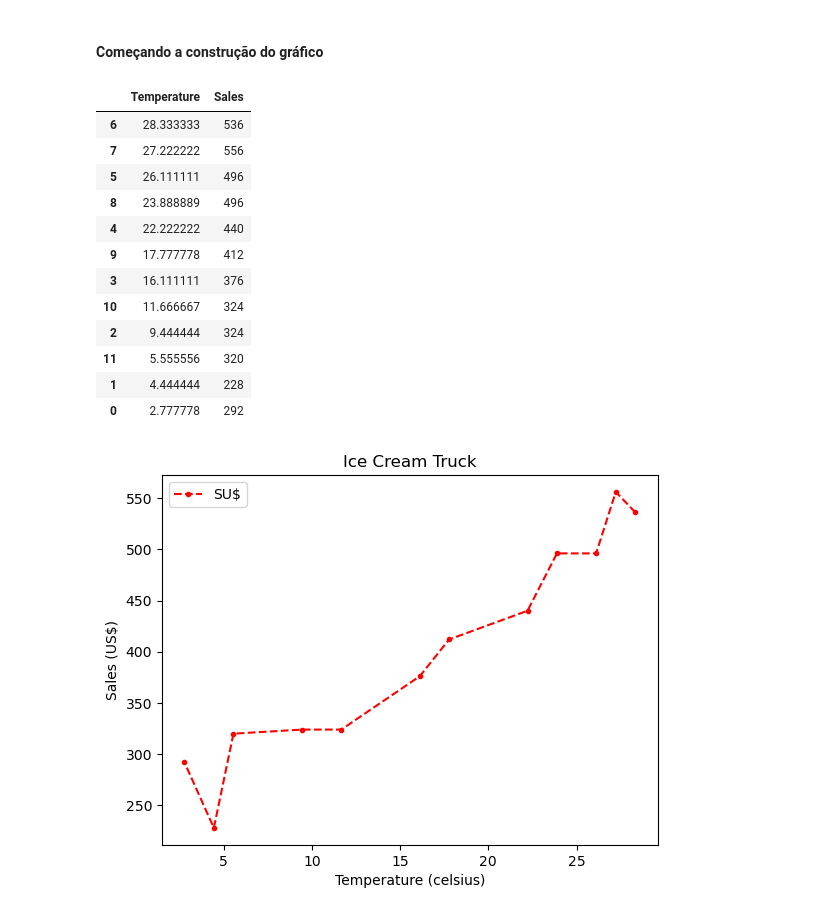
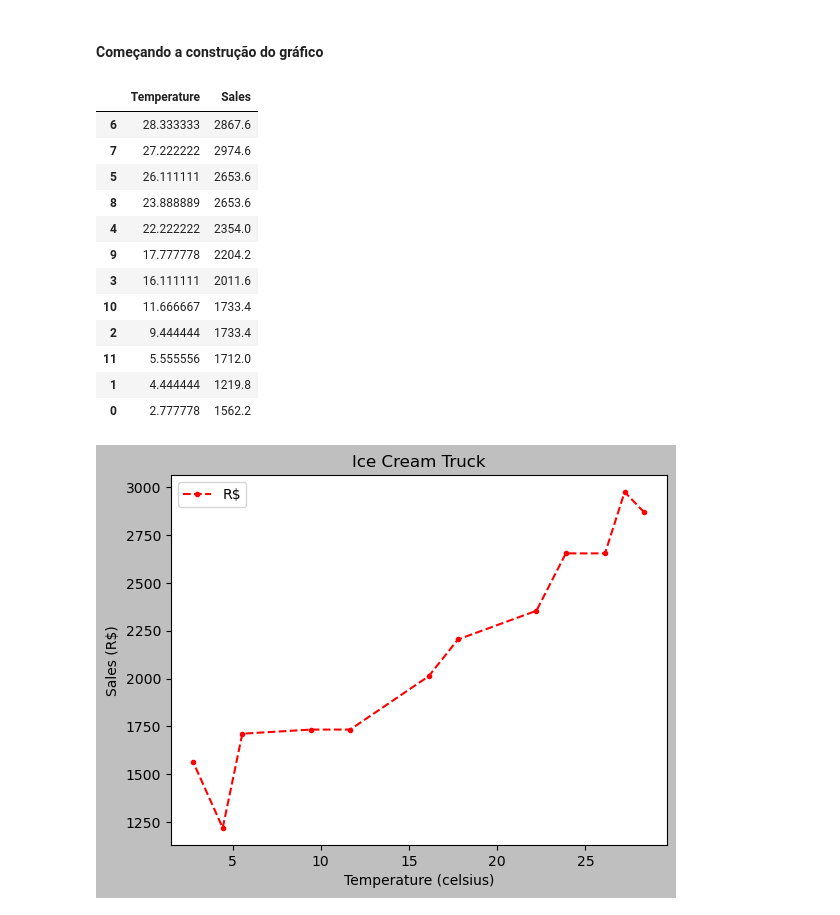
Before and after one commit to Julio-Developer/Heat_x_Ice_Cream_Sale, a Jupyter notebook: Analise de venda de sorvetes.ipynb, the cells around one changed output. Saved outputs shown, nothing was run; the diff lists cells and outputs as text; code cells hidden in the pictures.

Commit message:
Convert dolar and temperature for pattern brazilian versin final

```diff
--- a/Analise de venda de sorvetes.ipynb
+++ b/Analise de venda de sorvetes.ipynb
@@ -81,7 +81,7 @@ dtype: int64
 # Convertendo fahrenheit para celsius
 
 convert_temperature = (df['Temperature'] - 32) * 5/9
-df['Temperature'] = convert
+df['Temperature'] = convert_temperature
 df
 # %% [output]
 |  | Temperature | Sales |
@@ -126,41 +126,45 @@ order = df.sort_values('Temperature', ascending=False)
 order
 # %% [output]
 |  | Temperature | Sales |
-| 6 | 28.333333 | 536 |
-| 7 | 27.222222 | 556 |
-| 5 | 26.111111 | 496 |
-| 8 | 23.888889 | 496 |
-| 4 | 22.222222 | 440 |
-| 9 | 17.777778 | 412 |
-| 3 | 16.111111 | 376 |
-| 10 | 11.666667 | 324 |
-| 2 | 9.444444 | 324 |
-| 11 | 5.555556 | 320 |
-| 1 | 4.444444 | 228 |
-| 0 | 2.777778 | 292 |
+| 6 | 28.333333 | 2867.6 |
+| 7 | 27.222222 | 2974.6 |
+| 5 | 26.111111 | 2653.6 |
+| 8 | 23.888889 | 2653.6 |
+| 4 | 22.222222 | 2354.0 |
+| 9 | 17.777778 | 2204.2 |
+| 3 | 16.111111 | 2011.6 |
+| 10 | 11.666667 | 1733.4 |
+| 2 | 9.444444 | 1733.4 |
+| 11 | 5.555556 | 1712.0 |
+| 1 | 4.444444 | 1219.8 |
+| 0 | 2.777778 | 1562.2 |
 # %%
 # Construindo o gráfico solicitado
+
+# Definindo um style
+
+plt.style.use('grayscale')
 
 # Definindo o titulo
 plt.title('Ice Cream Truck')
 
 # Construindo o grafico e colocando estilo
 plt.plot(order['Temperature'],
          order['Sales'],
          color = 'red',
          marker = '.',
          linestyle = '--',
-         label = 'SU$')
+         label = 'R$')
 
 # Definindo o nome dos eixos
 plt.xlabel('Temperature (celsius)')
-plt.ylabel('Sales (US$)')
+plt.ylabel('Sales (R$)')
 plt.legend()
 
 #Salvando o arquivo em um png
 plt.savefig('grafico sorvetes.png')
 
 # Mostrando todos os graficos
 plt.show()
 # %% [output]
-[figure, old version]
+[figure, new version]
```
